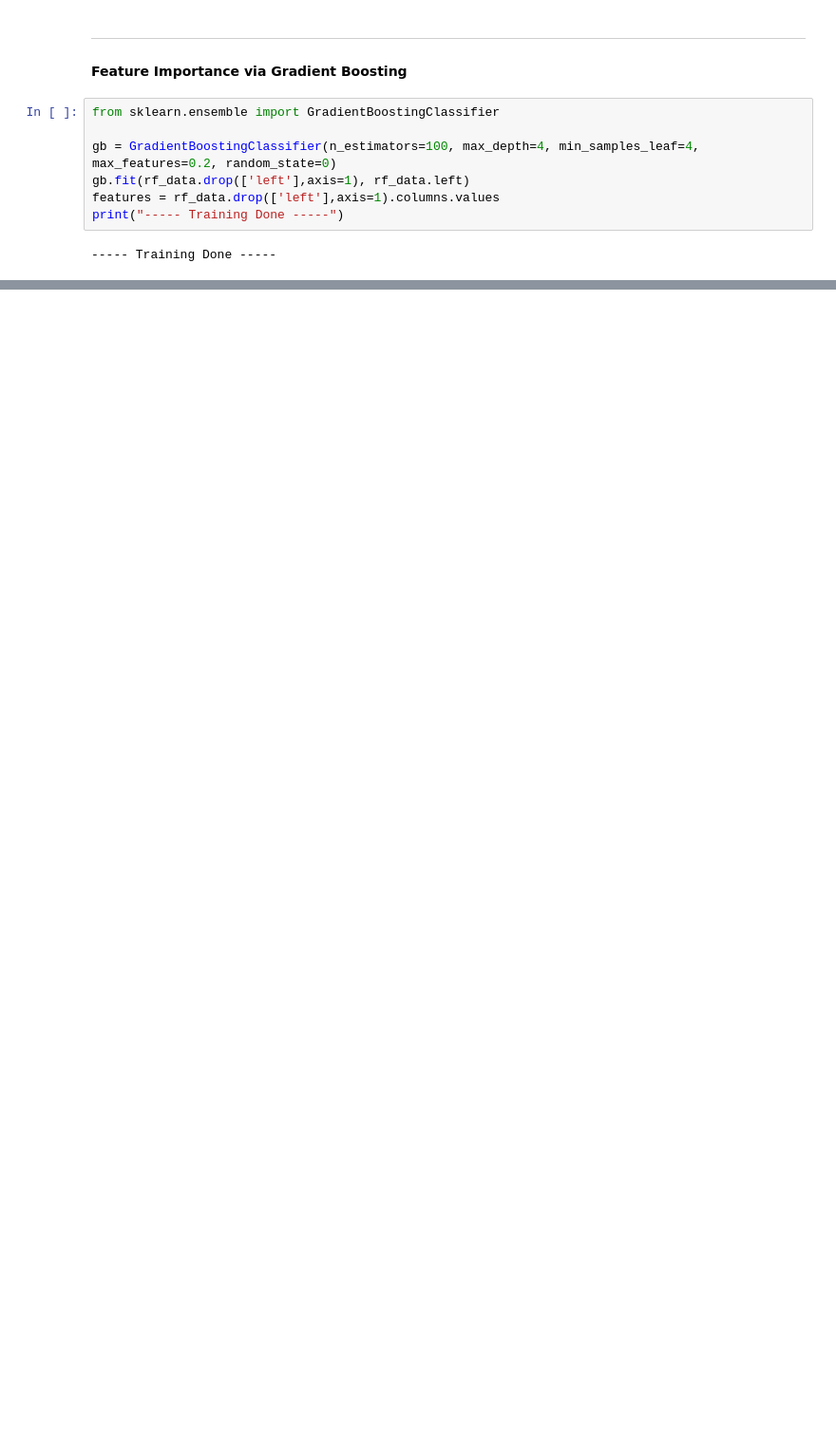
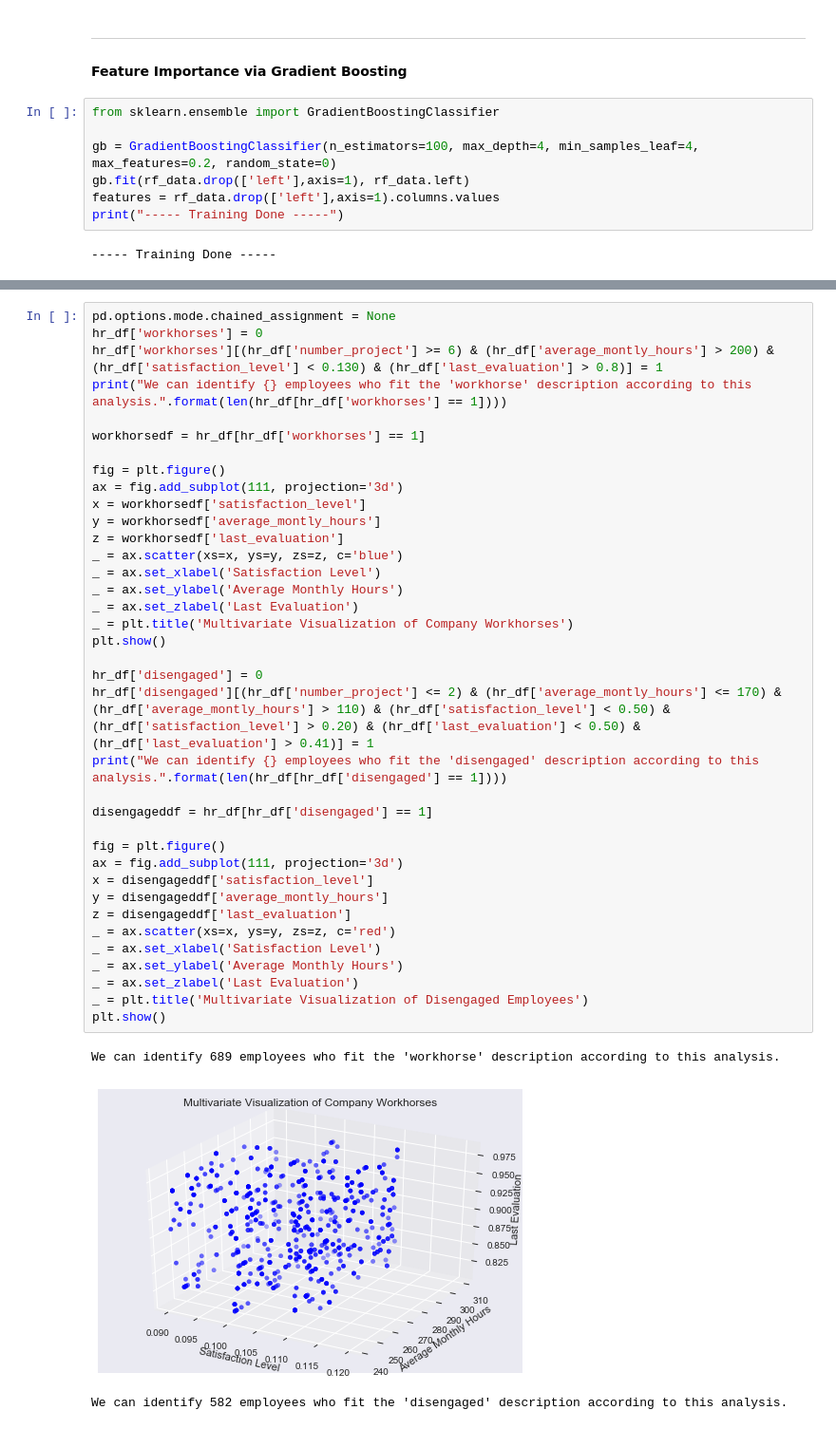
Before and after one commit to tristaneljed/Human-Resources-Analytics-Python, a Jupyter notebook: hr_analytics.ipynb, the cells around one changed output, grey strips where cells are left out. Shown at 95% size. Drawn from its saved outputs; the diff is of its cells as text; blank space fills up the shorter version.

```diff
--- a/hr_analytics.ipynb
+++ b/hr_analytics.ipynb
@@ -382,0 +413,41 @@ py.iplot(fig1, filename='plots')
+# %%
+pd.options.mode.chained_assignment = None
+hr_df['workhorses'] = 0
+hr_df['workhorses'][(hr_df['number_project'] >= 6) & (hr_df['average_montly_hours'] > 200) & (hr_df['satisfaction_level'] < 0.130) & (hr_df['last_evaluation'] > 0.8)] = 1
+print("We can identify {} employees who fit the 'workhorse' description according to this analysis.".format(len(hr_df[hr_df['workhorses'] == 1])))
+
+workhorsedf = hr_df[hr_df['workhorses'] == 1]
+
+fig = plt.figure()
+ax = fig.add_subplot(111, projection='3d')
+x = workhorsedf['satisfaction_level']
+y = workhorsedf['average_montly_hours']
+z = workhorsedf['last_evaluation']
+_ = ax.scatter(xs=x, ys=y, zs=z, c='blue')
+_ = ax.set_xlabel('Satisfaction Level')
+_ = ax.set_ylabel('Average Monthly Hours')
+_ = ax.set_zlabel('Last Evaluation')
+_ = plt.title('Multivariate Visualization of Company Workhorses')
+plt.show()
+
+hr_df['disengaged'] = 0
+hr_df['disengaged'][(hr_df['number_project'] <= 2) & (hr_df['average_montly_hours'] <= 170) & (hr_df['average_montly_hours'] > 110) & (hr_df['satisfaction_level'] < 0.50) & (hr_df['satisfaction_level'] > 0.20) & (hr_df['last_evaluation'] < 0.50) & (hr_df['last_evaluation'] > 0.41)] = 1
+print("We can identify {} employees who fit the 'disengaged' description according to this analysis.".format(len(hr_df[hr_df['disengaged'] == 1])))
+
+disengageddf = hr_df[hr_df['disengaged'] == 1]
+
+fig = plt.figure()
+ax = fig.add_subplot(111, projection='3d')
+x = disengageddf['satisfaction_level']
+y = disengageddf['average_montly_hours']
+z = disengageddf['last_evaluation']
+_ = ax.scatter(xs=x, ys=y, zs=z, c='red')
+_ = ax.set_xlabel('Satisfaction Level')
+_ = ax.set_ylabel('Average Monthly Hours')
+_ = ax.set_zlabel('Last Evaluation')
+_ = plt.title('Multivariate Visualization of Disengaged Employees')
+plt.show()
+# %% [output]
+We can identify 689 employees who fit the 'workhorse' description according to this analysis.
+[figure, added]
+We can identify 582 employees who fit the 'disengaged' description according to this analysis.
```
Also changed, not shown: parts of 16 cells of this notebook.
